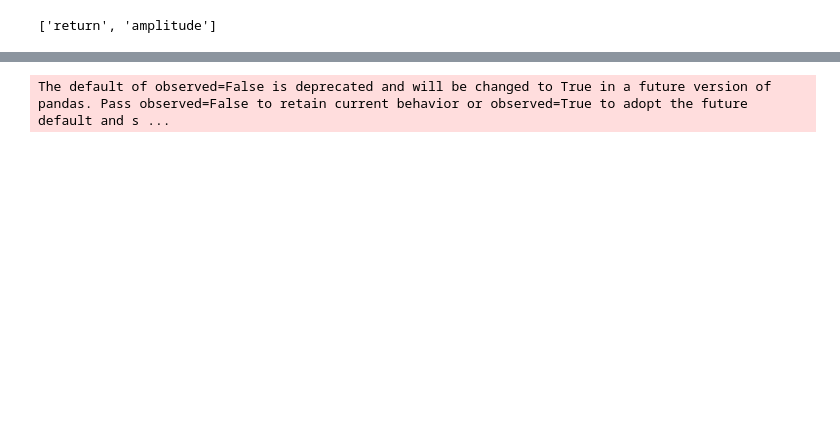
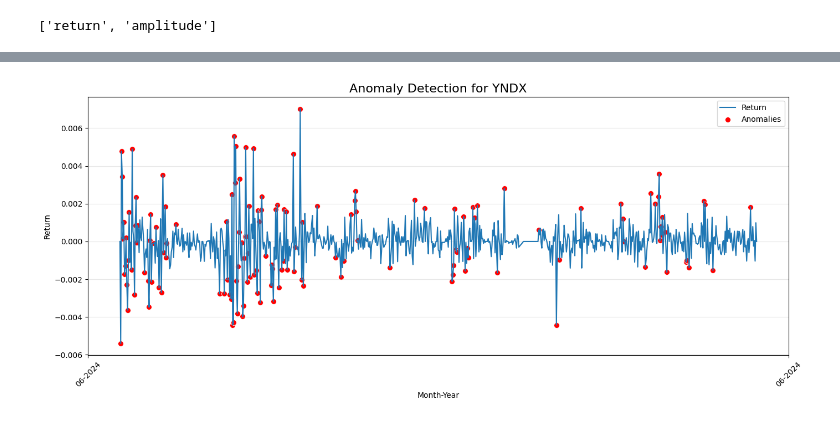
Before and after one commit to garotar/PortfolioOptimization, a Jupyter notebook: quick_start.ipynb, the cells around one changed output, grey strips where cells are left out. Cells and saved outputs as stored; diff of their text form; code cells hidden in the pictures; blank space fills up the shorter version.

```diff
--- a/quick_start.ipynb
+++ b/quick_start.ipynb
@@ -82 +106,5 @@ anomaly_detector.visualize_anomalies(instrument_id="a78b8349-a1dc-447d-9277-1d75
+# %%
+anomaly_detector.visualize_anomalies(instrument_id="YNDX", is_interactive=False, date_from="2024-06-01", date_to="2024-06-04")
+# %% [output]
+[figure, added]
 # %%
@@ -91,8 +119,6 @@ features = [
     ]
 # %%
-signal_classifier = SignalClassifier(df_with_anomalies, features=features, lookahead=5)
+signal_classifier = SignalClassifier(df_with_anomalies, features=gen_features, lookahead=10)
-# %% [output]
-The default of observed=False is deprecated and will be changed to True in a future version of pandas. Pass observed=False to retain current behavior or observed=True to adopt the future default and s ...
 # %%
 signal_classifier.train(train_period_end="2024-08-31", eval_period_end="2024-09-30")
 # %% [output]
```
Also changed, not shown: parts of 20 cells of this notebook, 21 other files.
